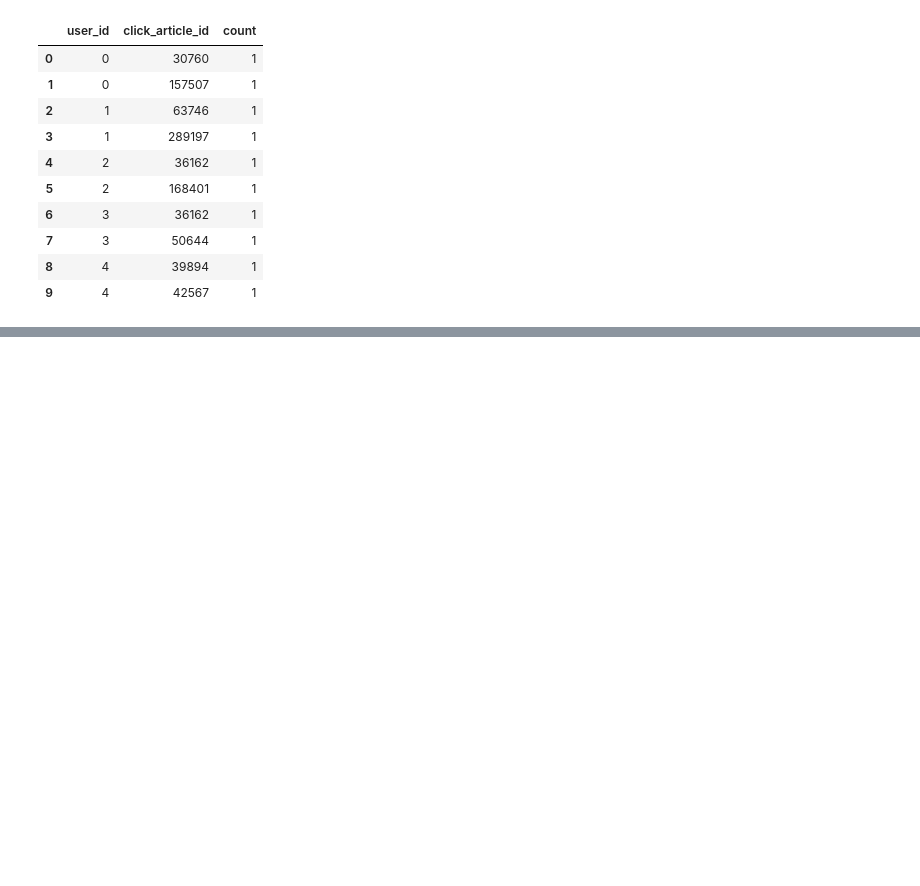
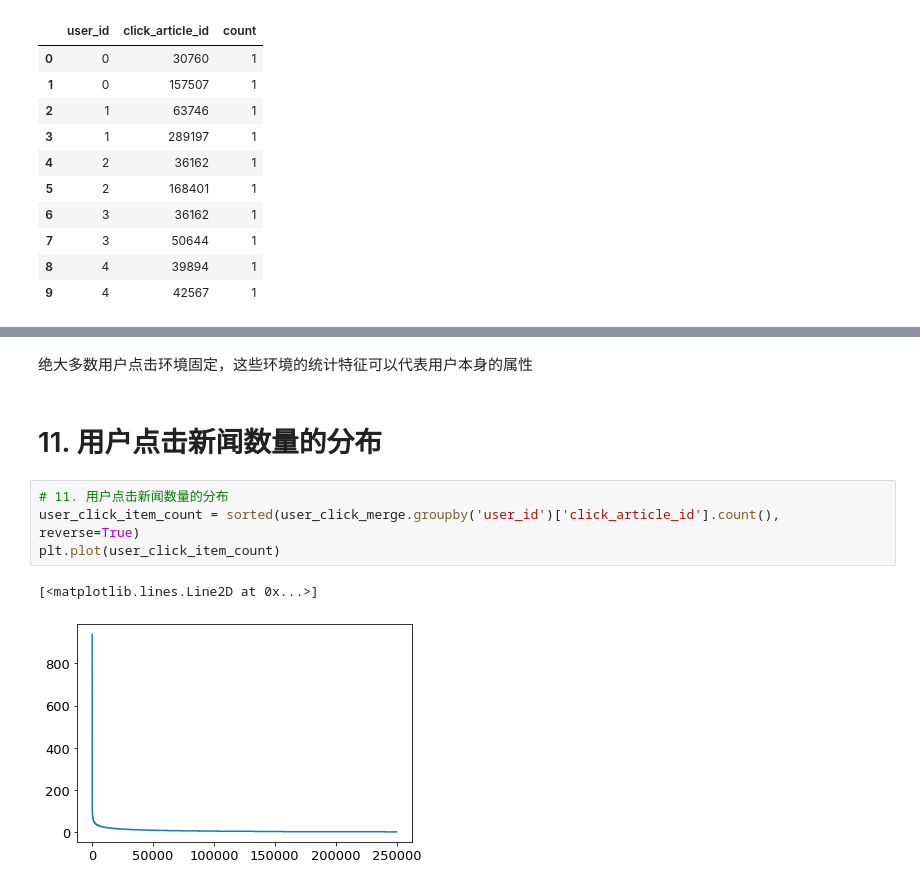
Before and after one commit to lancescrazy/rec_noob, a Jupyter notebook: rec_news/数据分析.ipynb, the cells around one changed output, grey strips where cells are left out. Cells and saved outputs as stored; diff of their text form; blank space fills up the shorter version.

```diff
--- a/rec_news/数据分析.ipynb
+++ b/rec_news/数据分析.ipynb
@@ -285,0 +343,11 @@ user_click_count[:10]
+# %% [markdown]
+绝大多数用户点击环境固定，这些环境的统计特征可以代表用户本身的属性
+# %% [markdown]
+# 11. 用户点击新闻数量的分布
+# %%
+# 11. 用户点击新闻数量的分布
+user_click_item_count = sorted(user_click_merge.groupby('user_id')['click_article_id'].count(), reverse=True)
+plt.plot(user_click_item_count)
+# %% [output]
+[<matplotlib.lines.Line2D at 0x...>]
+[figure, added]
```
Also changed, not shown: parts of 59 cells of this notebook.
